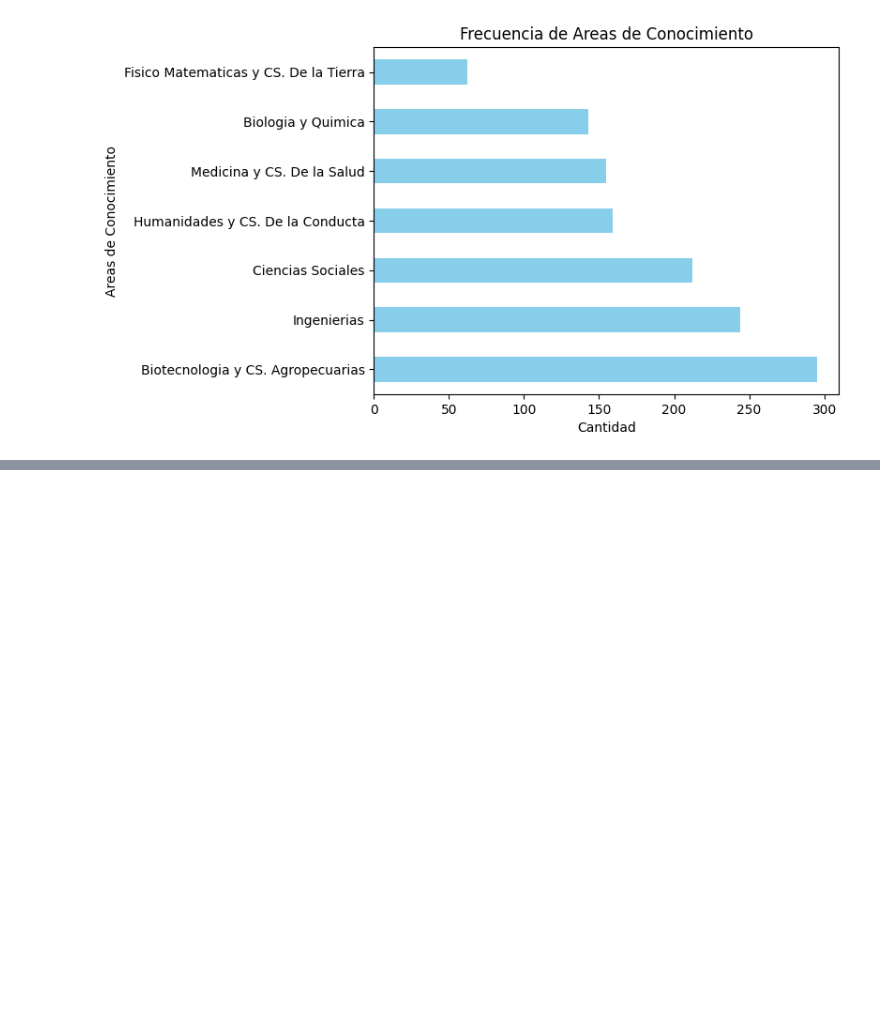
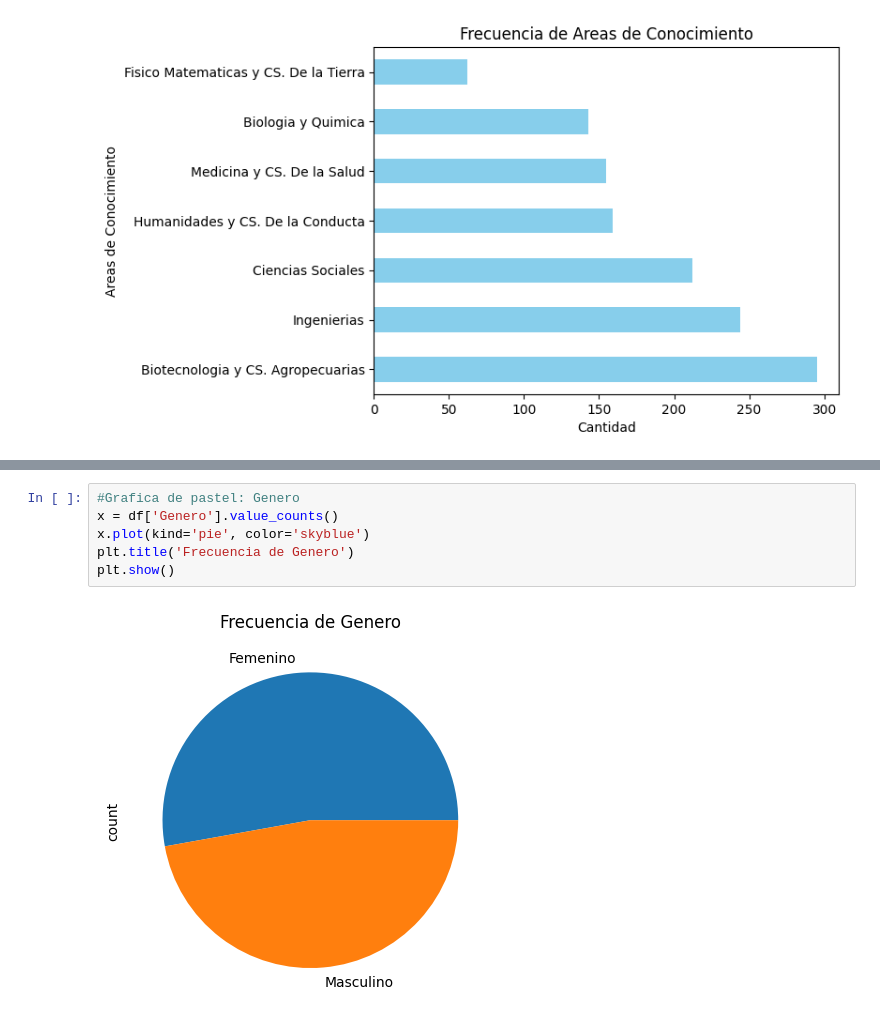
Before and after one commit to rochagose/eda-becas-mixtas-MX, a Jupyter notebook: EDABecasMexMixt.ipynb, the cells around one changed output, grey strips where cells are left out. Drawn from its saved outputs; the diff is of its cells as text; blank space fills up the shorter version.

Commit message:
Graficas terminadas

```diff
--- a/EDABecasMexMixt.ipynb
+++ b/EDABecasMexMixt.ipynb
@@ -290,0 +293,8 @@ plt.show()
+# %%
+#Grafica de pastel: Genero
+x = df['Genero'].value_counts()
+x.plot(kind='pie', color='skyblue')
+plt.title('Frecuencia de Genero')
+plt.show()
+# %% [output]
+[figure, added]
```
Also changed, not shown: parts of 6 cells of this notebook.
